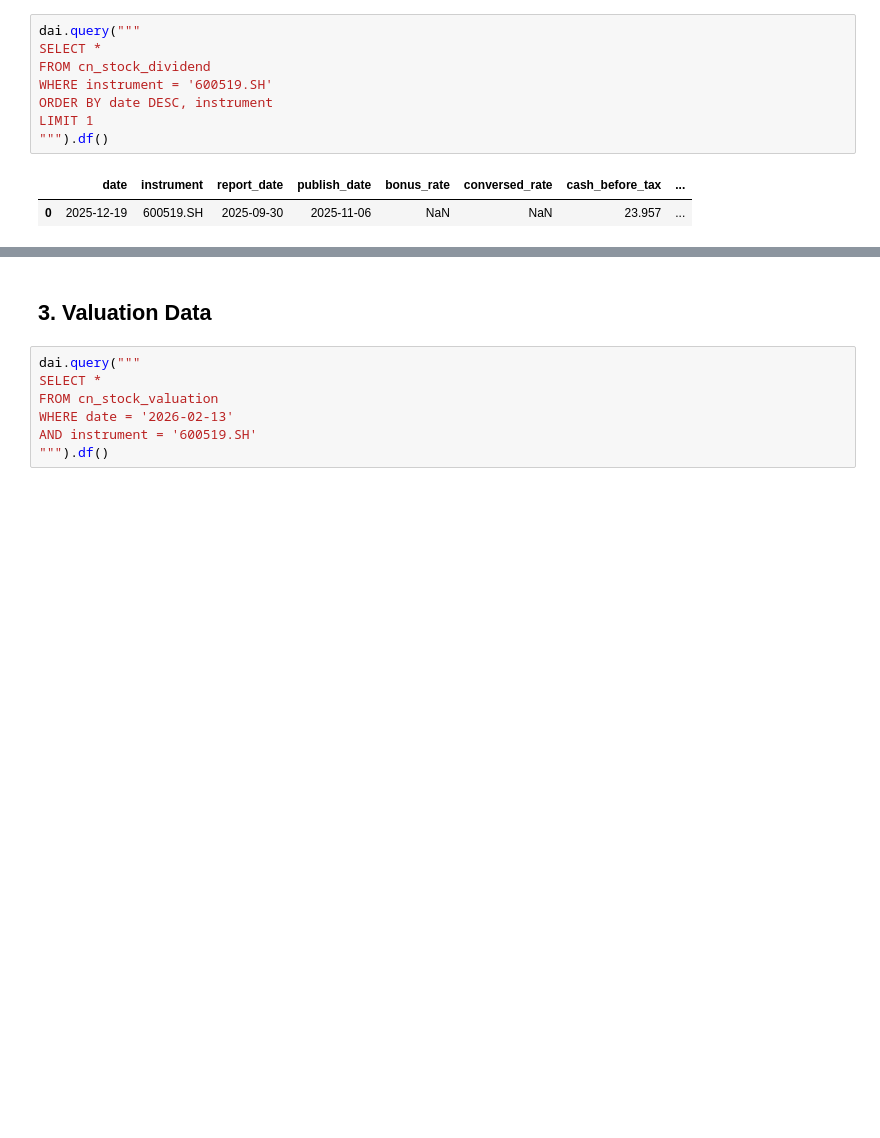
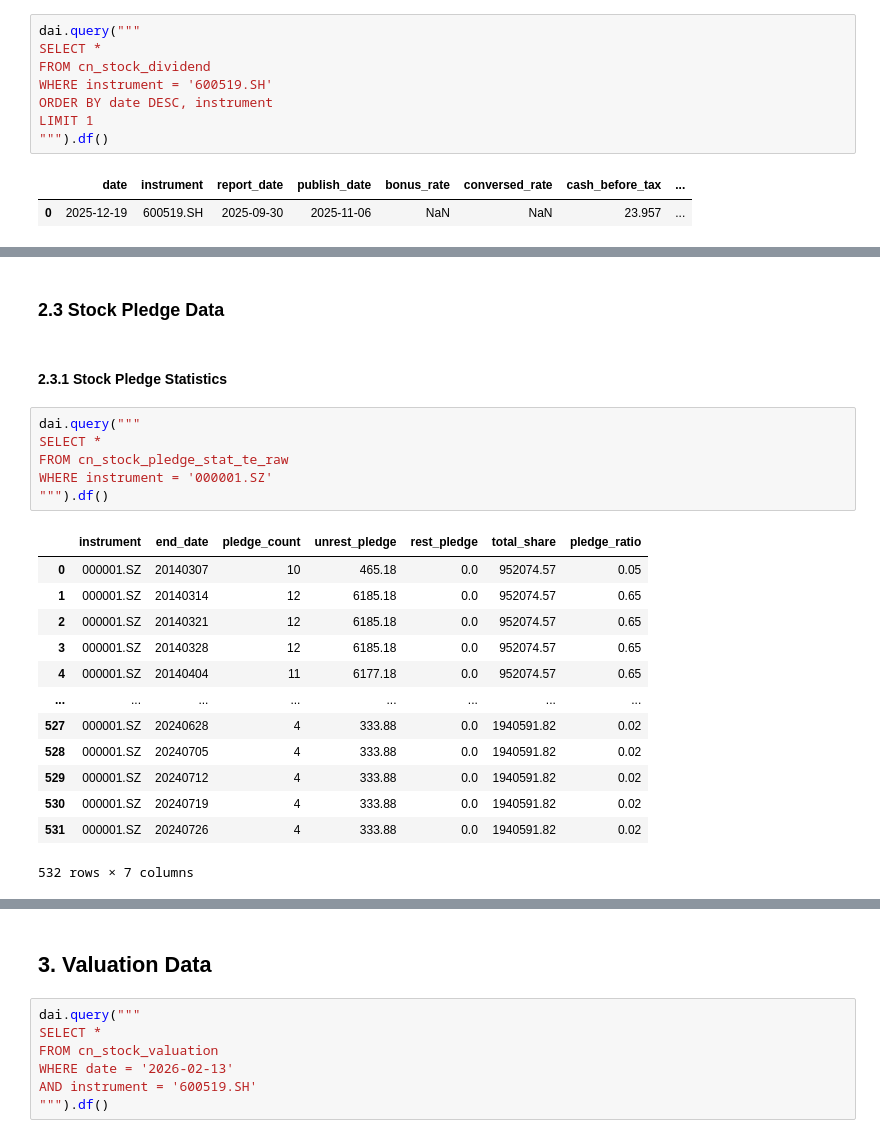
Before and after one commit to zhangfan9607243/BigQuant_Resources_Collection, a Jupyter notebook: BigQuant_Resources_Collection/Data_Collection/Data_Summary/Chinese_Mainland_Data/Financial_Security_Data/Stock_Data/Stock_Company_Data/Stock_Info_Data/Stock_Shares_Data.ipynb, the cells around one changed output, grey strips where cells are left out. Cells and saved outputs as stored; diff of their text form; blank space fills up the shorter version.

```diff
--- a/BigQuant_Resources_Collection/Data_Collection/Data_Summary/Chinese_Mainland_Data/Financial_Security_Data/Stock_Data/Stock_Company_Data/Stock_Info_Data/Stock_Shares_Data.ipynb
+++ b/BigQuant_Resources_Collection/Data_Collection/Data_Summary/Chinese_Mainland_Data/Financial_Security_Data/Stock_Data/Stock_Company_Data/Stock_Info_Data/Stock_Shares_Data.ipynb
@@ -62,0 +76,24 @@ LIMIT 1
+# %% [markdown]
+### 2.3 Stock Pledge Data
+# %% [markdown]
+#### 2.3.1 Stock Pledge Statistics
+# %%
+dai.query("""
+SELECT *
+FROM cn_stock_pledge_stat_te_raw
+WHERE instrument = '000001.SZ'
+""").df()
+# %% [output]
+|  | instrument | end_date | pledge_count | unrest_pledge | rest_pledge | total_share | pledge_ratio |
+| 0 | 000001.SZ | 20140307 | 10 | 465.18 | 0.0 | 952074.57 | 0.05 |
+| 1 | 000001.SZ | 20140314 | 12 | 6185.18 | 0.0 | 952074.57 | 0.65 |
+| 2 | 000001.SZ | 20140321 | 12 | 6185.18 | 0.0 | 952074.57 | 0.65 |
+| 3 | 000001.SZ | 20140328 | 12 | 6185.18 | 0.0 | 952074.57 | 0.65 |
+| 4 | 000001.SZ | 20140404 | 11 | 6177.18 | 0.0 | 952074.57 | 0.65 |
+| ... | ... | ... | ... | ... | ... | ... | ... |
+| 527 | 000001.SZ | 20240628 | 4 | 333.88 | 0.0 | 1940591.82 | 0.02 |
+| 528 | 000001.SZ | 20240705 | 4 | 333.88 | 0.0 | 1940591.82 | 0.02 |
+| 529 | 000001.SZ | 20240712 | 4 | 333.88 | 0.0 | 1940591.82 | 0.02 |
+| 530 | 000001.SZ | 20240719 | 4 | 333.88 | 0.0 | 1940591.82 | 0.02 |
+| 531 | 000001.SZ | 20240726 | 4 | 333.88 | 0.0 | 1940591.82 | 0.02 |
+532 rows × 7 columns
```
Also changed, not shown: parts of 8 cells of this notebook, 17 other files.
